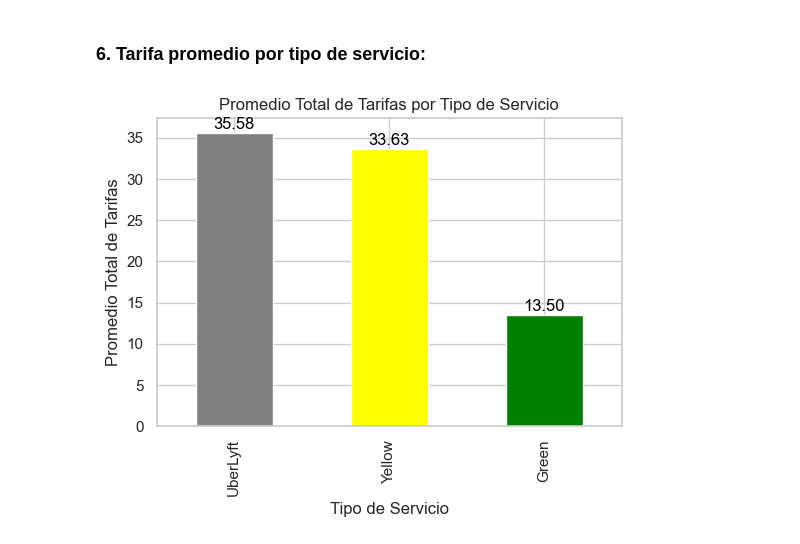
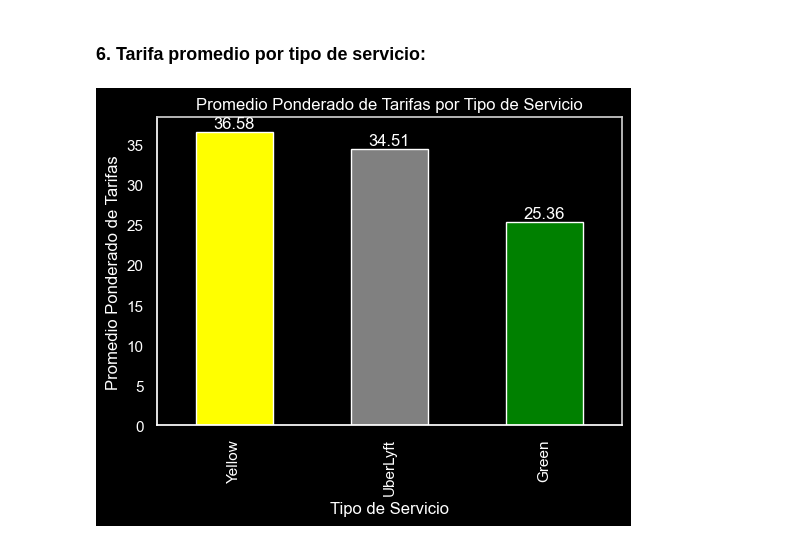
Before and after one commit to R4F43LB/EcoTaxisNYC, a Jupyter notebook: EDA/TLC_NYC.ipynb, the cells around one changed output. Drawn from its saved outputs; the diff is of its cells as text; code cells hidden in the pictures.

```diff
--- a/EDA/TLC_NYC.ipynb
+++ b/EDA/TLC_NYC.ipynb
@@ -727,0 +752,8 @@ Name: proportion, dtype: float64
+# %%
+# Primero, agrupa por 'service_type' y suma los valores de 'service_number'
+sum_by_type = Servicios_Agrupados.groupby('service_type')['service_number'].sum()
+
+# Luego, calcula el porcentaje dividiendo cada valor entre la suma total y multiplicando por 100
+percentage = (sum_by_type / sum_by_type.sum()) * 100
+
+percentage
@@ -878,34 +1007,54 @@ plt.show()
 # %% [markdown]
 ### 6. Tarifa promedio por tipo de servicio:
 # %%
-# Agrupar por "service_type" y calcular el promedio de las columnas "base_fare" y "fare_surcharges"
-promedio_por_tipo_servicio = Servicios_Agrupados.groupby('service_type')[['base_fare', 'fare_surcharges']].mean()
+# Filtrar los registros donde base_fare es menor que 50
+Agrupados_50 = Servicios_Agrupados[Servicios_Agrupados['base_fare'] < 50]
 
-# Calcular el promedio total sumando los promedios de "base_fare" y "fare_surcharges"
-promedio_por_tipo_servicio['promedio_total'] = promedio_por_tipo_servicio.mean(axis=1)
+# Calcular el producto de cada variable por service_number
+Agrupados_50['base_fare_weighted'] = Agrupados_50['base_fare'] * Agrupados_50['service_number']
+Agrupados_50['fare_surcharges_weighted'] = Agrupados_50['fare_surcharges'] * Agrupados_50['service_number']
+
+# Agrupar por "service_type" y calcular la suma ponderada de las variables
+suma_ponderada_por_tipo_servicio = Agrupados_50.groupby('service_type')[['base_fare_weighted', 'fare_surcharges_weighted', 'service_number']].sum()
+
+# Calcular el promedio ponderado de cada variable
+promedio_ponderado_por_tipo_servicio = (suma_ponderada_por_tipo_servicio['base_fare_weighted'] + suma_ponderada_por_tipo_servicio['fare_surcharges_weighted']) / suma_ponderada_por_tipo_servicio['service_number']
+
+# Ordenar de mayor a menor
+promedio_ponderado_por_tipo_servicio = promedio_ponderado_por_tipo_servicio.sort_values(ascending=False)
 
 # Definir los colores para cada tipo de servicio
 colores = {'UberLyft': 'gray', 'Yellow': 'yellow', 'Green': 'green'}
 
-# Ordenar de mayor a menor
-promedio_por_tipo_servicio = promedio_por_tipo_servicio.sort_values(by='promedio_total', ascending=False)
-
 # Crear el gráfico de barras
 plt.figure(figsize=(6, 4))
-ax = promedio_por_tipo_servicio['promedio_total'].plot(kind='bar', color=[colores.get(x, 'blue') for x in promedio_por_tipo_servicio.index])
+ax = promedio_ponderado_por_tipo_servicio.plot(kind='bar', color=[colores.get(x, 'blue') for x in promedio_ponderado_por_tipo_servicio.index])
 
-# Añadir etiquetas de valor en cada barra con el valor promedio
-for i, v in enumerate(promedio_por_tipo_servicio['promedio_total']):
-    ax.text(i, v + 0.5, f'{v:.2f}', color='black', ha='center')
+# Añadir etiquetas de valor en cada barra con el valor promedio ponderado
+for i, v in enumerate(promedio_ponderado_por_tipo_servicio):
+    ax.text(i, v + 0.5, f'{v:.2f}', color='white', ha='center')
 
 # Añadir etiquetas y título
-plt.xlabel('Tipo de Servicio')
-plt.ylabel('Promedio Total de Tarifas')
-plt.title('Promedio Total de Tarifas por Tipo de Servicio')
+plt.xlabel('Tipo de Servicio', color='white')
+plt.ylabel('Promedio Ponderado de Tarifas', color='white')
+plt.title('Promedio Ponderado de Tarifas por Tipo de Servicio', color='white')
+
+# Cambiar el color de fondo a negro
+plt.gcf().set_facecolor('black')
+plt.gca().set_facecolor('black')
+
+# Cambiar el color de los ejes y las etiquetas a blanco
+plt.gca().spines['bottom'].set_color('white')
+plt.gca().spines['left'].set_color('white')
+plt.tick_params(axis='x', colors='white')
+plt.tick_params(axis='y', colors='white')
+
+# Quitar la cuadrícula del fondo
+plt.grid(False)
 
 # Mostrar el gráfico
 plt.show()
 # %% [output]
-[figure, old version]
+[figure, new version]
 # %%
 
```
Also changed, not shown: parts of 12 cells of this notebook, 9 other files.
